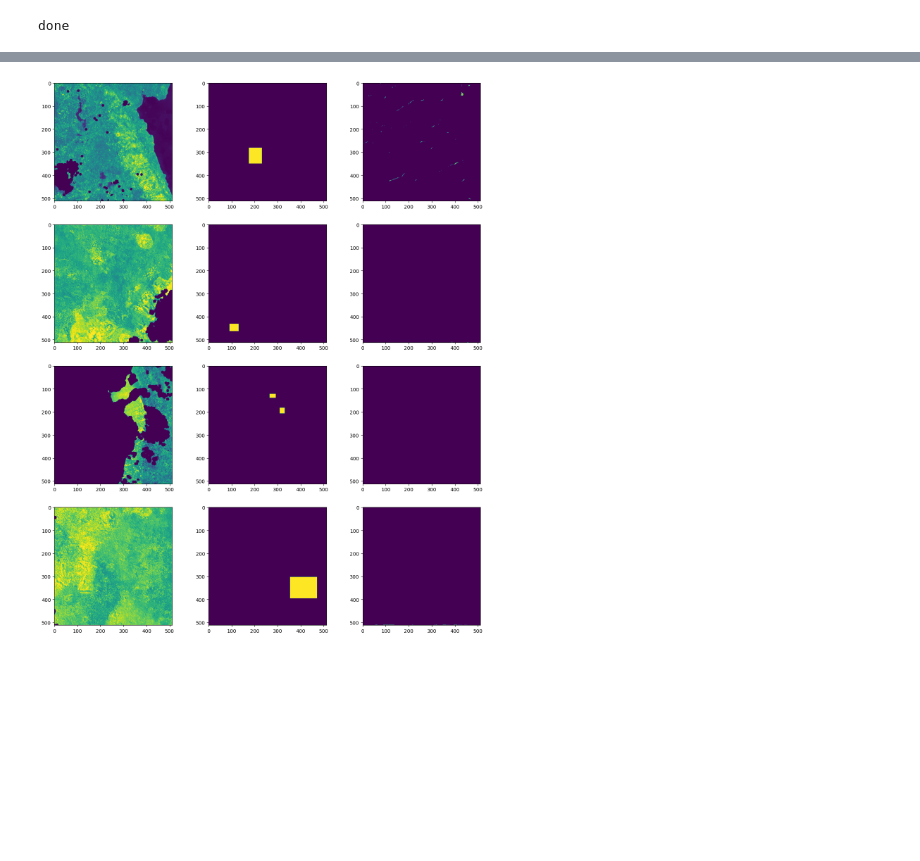
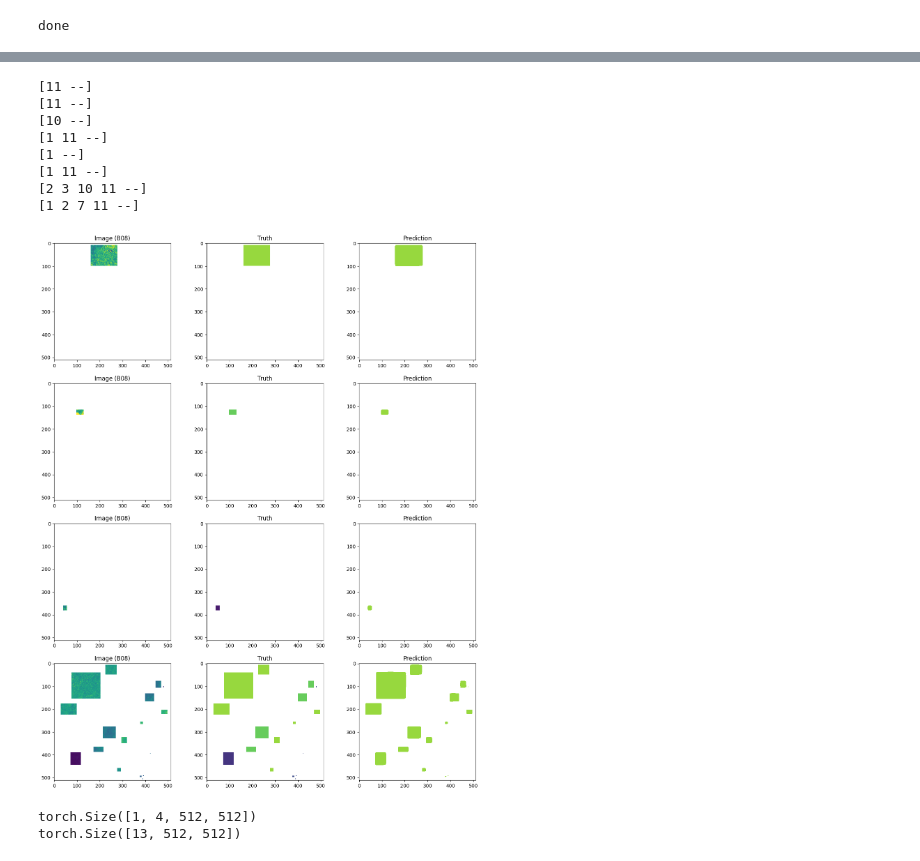
Before and after one commit to caseyslaught/smartcarte-containers, a Jupyter notebook: notebooks/src/TestingPyTorchLightning.ipynb, the cells around one changed output, grey strips where cells are left out. Saved outputs shown, nothing was run; the diff lists cells and outputs as text; code cells hidden in the pictures; blank space fills up the shorter version.

```diff
--- a/notebooks/src/TestingPyTorchLightning.ipynb
+++ b/notebooks/src/TestingPyTorchLightning.ipynb
@@ -313,7 +312,7 @@ max_score = 0
 
 for i in range(0, 1):
     train_logs = train_epoch.run(train_dataloader)
-    test_logs = test_epoch.run(testDL)
+    test_logs = test_epoch.run(test_dataloader)
     torch.save(model, './best_model.pth')
 
 print('done')
@@ -336,33 +335,71 @@ print(logs)
 # %%
 import matplotlib.pyplot as plt
 import torch
 import torch.nn as nn
 
 
 count = 4
 
 fig, rows = plt.subplots(count, 3, figsize=(16, 20))
 
 
 for i in range(count):
 
-    image, labels = val_dataset[i]
+    image, labels = train_dataset[i+10] # val_dataset[i]
     image = np.expand_dims(image, 0)
     image = torch.tensor(image)
 
     prediction = best_model.predict(image)
 
     softmax = nn.Softmax(dim=1)
     probabilities = softmax(prediction)
 
     prediction = torch.argmax(probabilities, dim=1).squeeze(1)
     prediction = (prediction.squeeze().cpu().numpy().round())
+    prediction = np.ma.array(prediction, mask=(prediction==0))
+
+    labels = labels.squeeze().numpy()
+    labels = np.ma.array(labels, mask=(labels==0))
+
+
+    print(np.unique(labels))
+    print(np.unique(prediction))
 
 
     row = rows[i]
 
-    row[0].imshow(image.squeeze()[3])
-    row[1].imshow(labels.squeeze())
-    row[2].imshow(prediction)
+    nir_data = image.squeeze()[3].numpy()
+    nir_data = np.ma.array(nir_data, mask=(nir_data==NODATA_FLOAT32))
+
+    row[0].imshow(nir_data)
+    row[0].set_title('Image (B08)')
+
+    row[1].imshow(labels, vmin=0, vmax=13)
+    row[1].set_title('Truth')
+
+    row[2].imshow(prediction, vmin=0, vmax=13)
+    row[2].set_title('Prediction')
 # %% [output]
+[11 --]
+[11 --]
+[10 --]
+[1 11 --]
+[1 --]
+[1 11 --]
+[2 3 10 11 --]
+[1 2 7 11 --]
-[figure, old version]
+[figure, new version]
+# %%
+
+image, labels = val_dataset[0]
+image = np.expand_dims(image, 0)
+image = torch.tensor(image)
+
+print(image.shape)
+
+# (1, 13, 512, 512)
+prediction = best_model.predict(image).squeeze()
+print(prediction.shape)
+# %% [output]
+torch.Size([1, 4, 512, 512])
+torch.Size([13, 512, 512])
```
Also changed, not shown: parts of 3 cells of this notebook, 4 other files.
